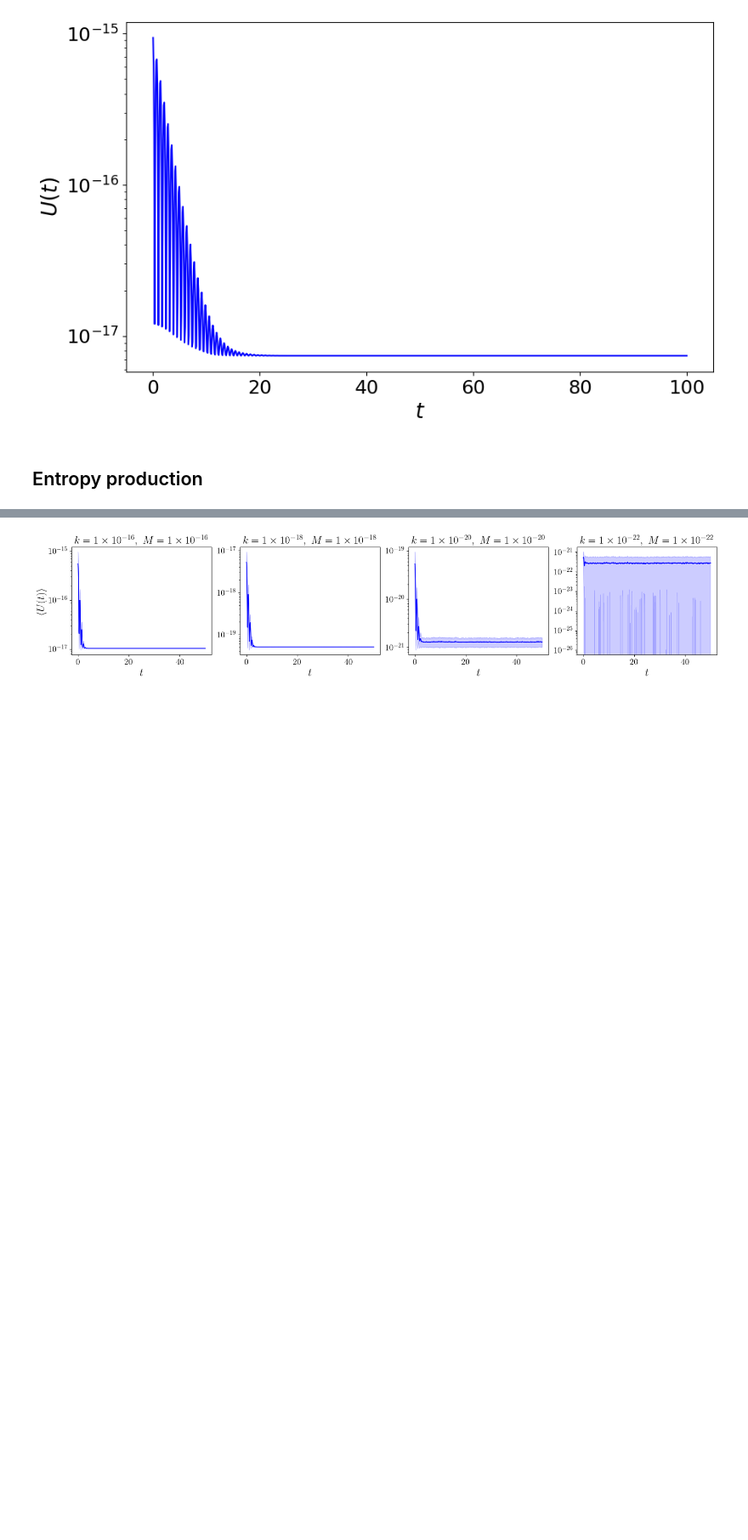
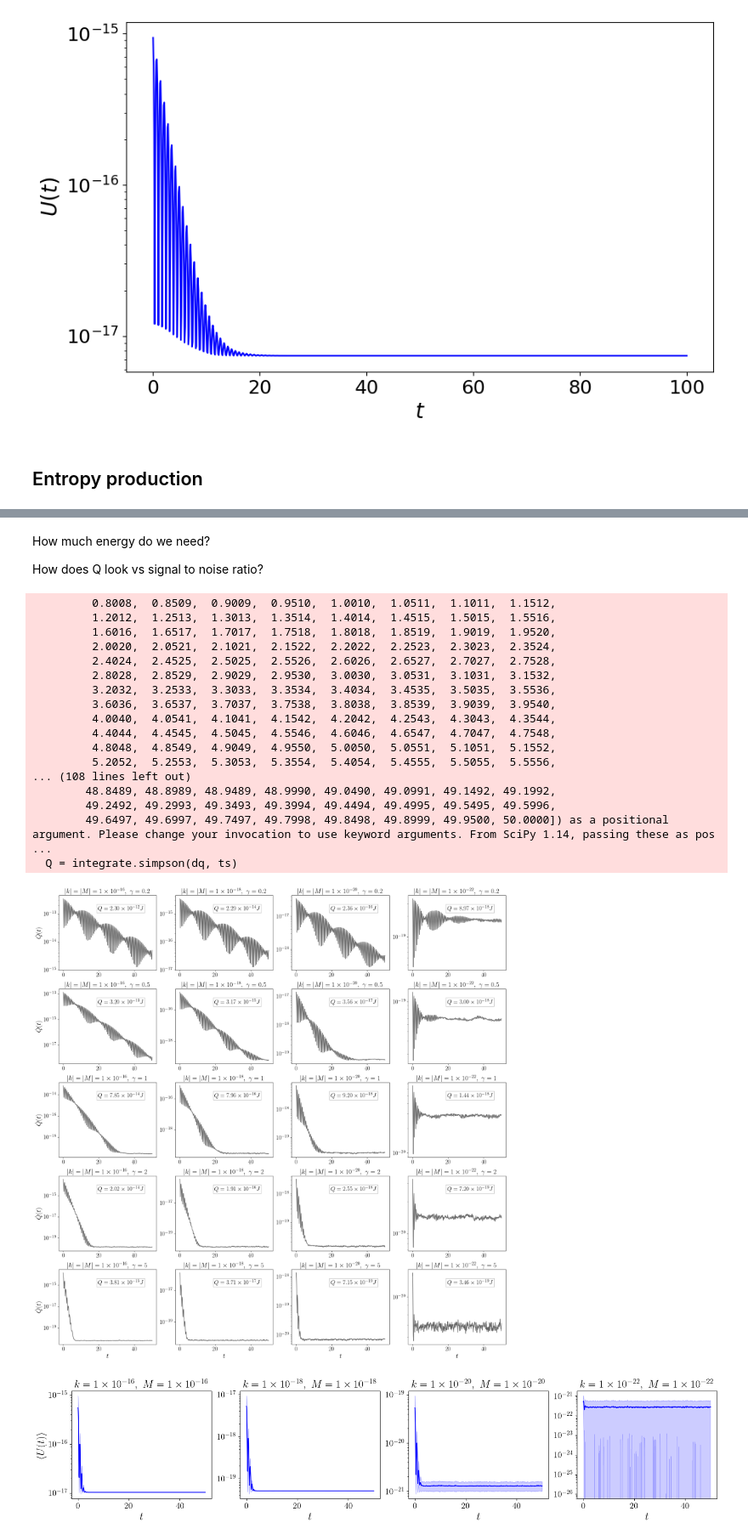
Before and after one commit to bestquark/springs-and-sticks, a Jupyter notebook: speed.ipynb, the cells around one changed output, grey strips where cells are left out. Shown at 85% size. Drawn from its saved outputs; the diff is of its cells as text; code cells hidden in the pictures; blank space fills up the shorter version.

```diff
--- a/speed.ipynb
+++ b/speed.ipynb
@@ -273,3 +315,80 @@ plt.show()
+# %% [markdown]
+How much energy do we need?
+
+How does Q look vs signal to noise ratio?
+# %%
+from scipy import integrate
+
+# Define the number of rows and columns
+num_rows = len(fric)
+num_cols = len(k_values)
+
+# Create the subplots
+fig, axes = plt.subplots(num_rows, num_cols, figsize=(20, 4 * num_rows))#, sharex='col', sharey='row')
+
+# Plot each simulation result
+for (k, M, fr), (ts, pit, phit, dSdt, costs_mean, costs_std, all_costs) in results.items():
+    row = fric.index(fr)
+    col = k_values.index(k)
+    ax = axes[row, col]
+
+    kb = 1.380649e-23
+    dq = phit * kb
+    Q = integrate.simpson(dq, ts)
+    scatter = ax.plot(ts, dq, c='black', alpha=0.6)
+    ax.set_yscale('log')
+    # ax.set_xscale('log')
+    q_text = rf'$Q = {Q:.2e}'
+    q_text = q_text.replace('e', r'\times10^{') + '} J$'
+    ax.text(0.4, 0.8, q_text,transform=ax.transAxes, fontsize=18, bbox=dict(facecolor='white', alpha=0.3))
+
+    if row == num_rows - 1:
+        ax.set_xlabel(r'$t$', fontsize=20)
+    if col == 0:
+        ax.set_ylabel(r'$\dot{Q}(t)$', fontsize=20)
+
+    # Format title with scientific notation and LaTeX
+    k_sci = f'{k:.0e}'.replace('e', r'\times10^{') + '}'
+    M_sci = f'{M:.0e}'.replace('e', r'\times10^{') + '}'
+    ax.set_title(rf'$|k|=|M|={k_sci},\ \gamma={fr}$', fontsize=20)
+
+    # Make the ticks slightly larger
+    ax.tick_params(axis='both', which='major', labelsize=18)
+    ax.tick_params(axis='both', which='minor', labelsize=18)
+
+    # ax.xaxis.set_major_locator(mpl.ticker.LogLocator(base=10.0, numticks=4))
+    # ax.xaxis.set_minor_locator(mpl.ticker.LogLocator(base=10.0, subs='auto', numticks=4))
+    ax.xaxis.set_minor_formatter(mpl.ticker.NullFormatter())
+
+    ax.yaxis.set_major_locator(mpl.ticker.LogLocator(base=10.0, numticks=4))
+    ax.yaxis.set_minor_locator(mpl.ticker.LogLocator(base=10.0, subs='auto', numticks=4))
+    ax.yaxis.set_minor_formatter(mpl.ticker.NullFormatter())
+
+# Adjust layout to make space for the colorbar
+# plt.tight_layout(rect=[0, 0, 0.9, 1])
+plt.tight_layout()
+
+plt.savefig('figs/entropy_flux_time.pdf')
+plt.show()
+# %% [output]
+         0.8008,  0.8509,  0.9009,  0.9510,  1.0010,  1.0511,  1.1011,  1.1512,
+         1.2012,  1.2513,  1.3013,  1.3514,  1.4014,  1.4515,  1.5015,  1.5516,
+         1.6016,  1.6517,  1.7017,  1.7518,  1.8018,  1.8519,  1.9019,  1.9520,
+         2.0020,  2.0521,  2.1021,  2.1522,  2.2022,  2.2523,  2.3023,  2.3524,
+         2.4024,  2.4525,  2.5025,  2.5526,  2.6026,  2.6527,  2.7027,  2.7528,
+         2.8028,  2.8529,  2.9029,  2.9530,  3.0030,  3.0531,  3.1031,  3.1532,
+         3.2032,  3.2533,  3.3033,  3.3534,  3.4034,  3.4535,  3.5035,  3.5536,
+         3.6036,  3.6537,  3.7037,  3.7538,  3.8038,  3.8539,  3.9039,  3.9540,
+         4.0040,  4.0541,  4.1041,  4.1542,  4.2042,  4.2543,  4.3043,  4.3544,
+         4.4044,  4.4545,  4.5045,  4.5546,  4.6046,  4.6547,  4.7047,  4.7548,
+         4.8048,  4.8549,  4.9049,  4.9550,  5.0050,  5.0551,  5.1051,  5.1552,
+         5.2052,  5.2553,  5.3053,  5.3554,  5.4054,  5.4555,  5.5055,  5.5556,
+... (108 lines left out)
+        48.8489, 48.8989, 48.9489, 48.9990, 49.0490, 49.0991, 49.1492, 49.1992,
+        49.2492, 49.2993, 49.3493, 49.3994, 49.4494, 49.4995, 49.5495, 49.5996,
+        49.6497, 49.6997, 49.7497, 49.7998, 49.8498, 49.8999, 49.9500, 50.0000]) as a positional argument. Please change your invocation to use keyword arguments. From SciPy 1.14, passing these as pos ...
+  Q = integrate.simpson(dq, ts)
+[figure, added]
 # %%
 # Create the subplots
 fig, axes = plt.subplots(1, 4, figsize=(20, 4))
```
Also changed, not shown: parts of 7 cells of this notebook, 7 other files.
